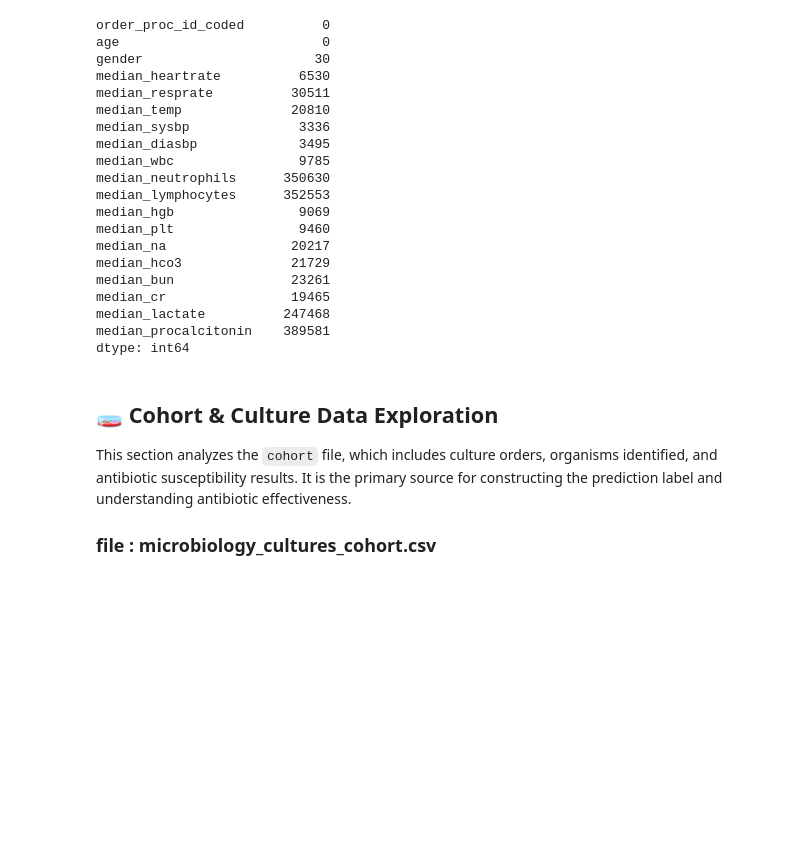
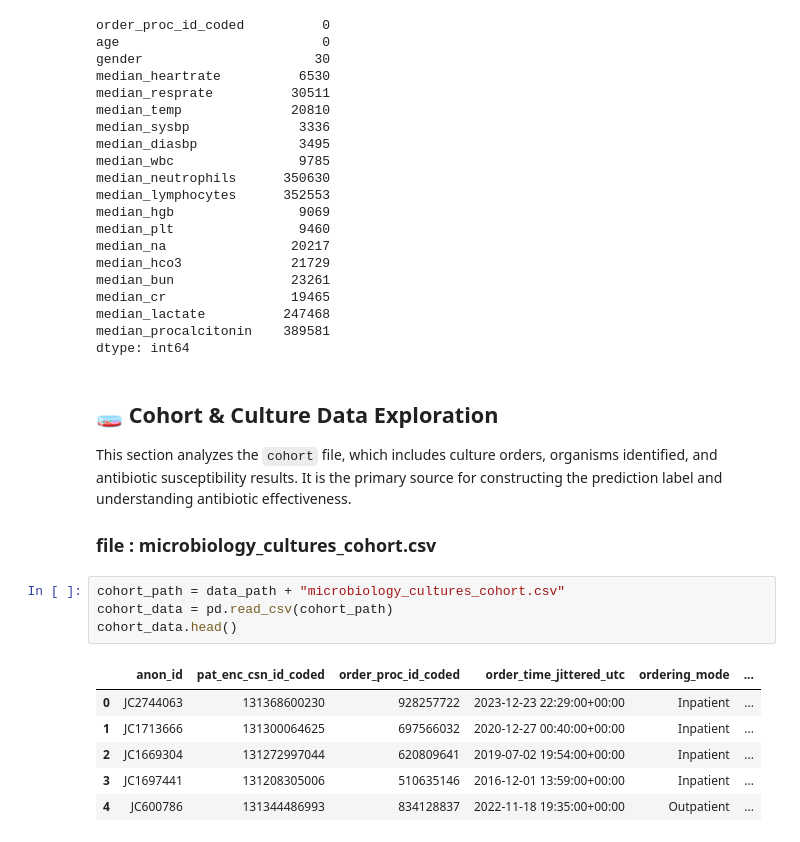
Before and after one commit to mohamedAlaa26/antibiotic-prediction, a Jupyter notebook: notebooks/explore_data.ipynb, the cells around one changed output. Drawn from its saved outputs; the diff is of its cells as text; blank space fills up the shorter version.

```diff
--- a/notebooks/explore_data.ipynb
+++ b/notebooks/explore_data.ipynb
@@ -550,3 +552,14 @@ dtype: int64
 This section analyzes the `cohort` file, which includes culture orders, organisms identified, and antibiotic susceptibility results. It is the primary source for constructing the prediction label and understanding antibiotic effectiveness.
 
 ### file : microbiology_cultures_cohort.csv
+# %%
+cohort_path = data_path + "microbiology_cultures_cohort.csv"
+cohort_data = pd.read_csv(cohort_path)
+cohort_data.head()
+# %% [output]
+|  | anon_id | pat_enc_csn_id_coded | order_proc_id_coded | order_time_jittered_utc | ordering_mode | ... |
+| 0 | JC2744063 | 131368600230 | 928257722 | 2023-12-23 22:29:00+00:00 | Inpatient | ... |
+| 1 | JC1713666 | 131300064625 | 697566032 | 2020-12-27 00:40:00+00:00 | Inpatient | ... |
+| 2 | JC1669304 | 131272997044 | 620809641 | 2019-07-02 19:54:00+00:00 | Inpatient | ... |
+| 3 | JC1697441 | 131208305006 | 510635146 | 2016-12-01 13:59:00+00:00 | Inpatient | ... |
+| 4 | JC600786 | 131344486993 | 834128837 | 2022-11-18 19:35:00+00:00 | Outpatient | ... |
```
Also changed, not shown: parts of 17 cells of this notebook.
